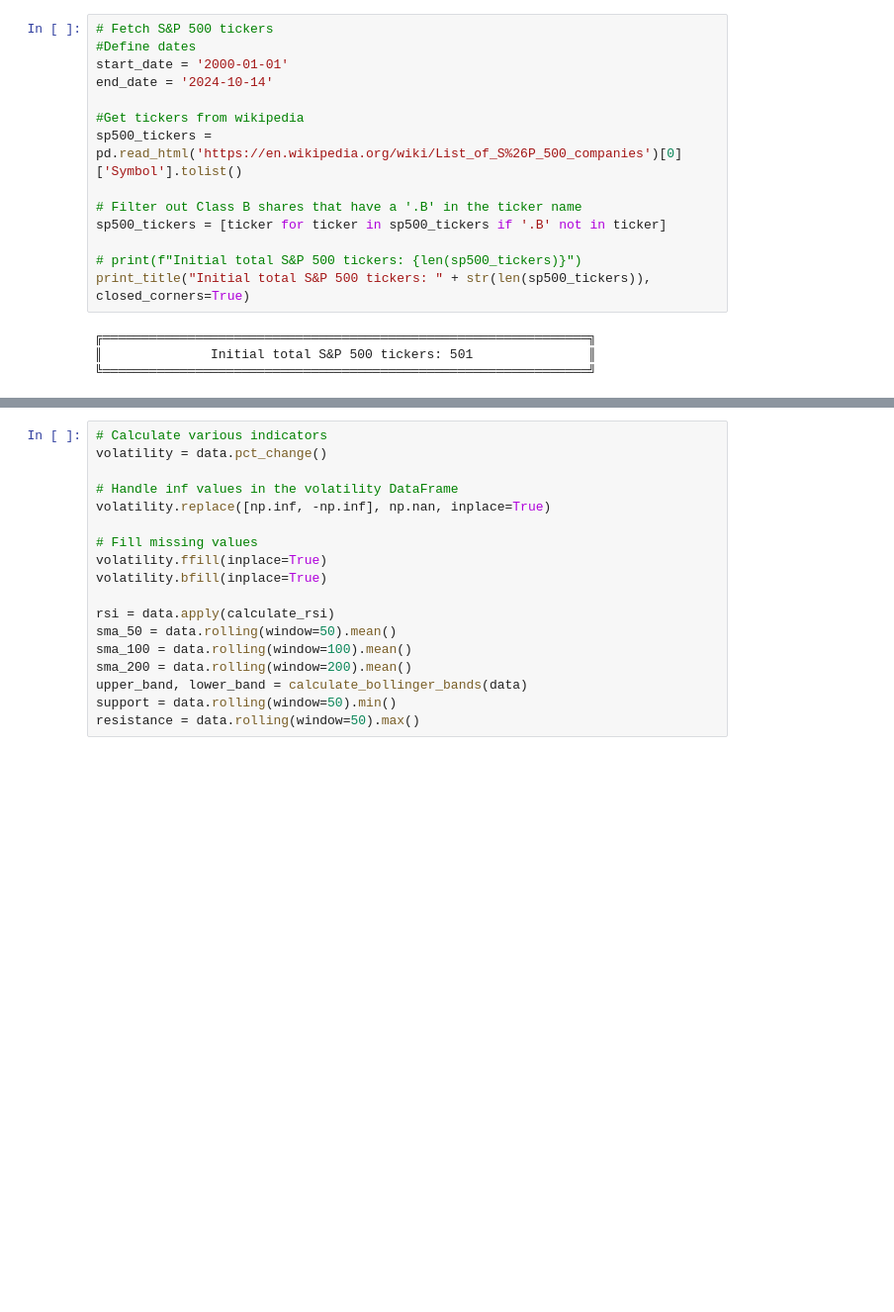
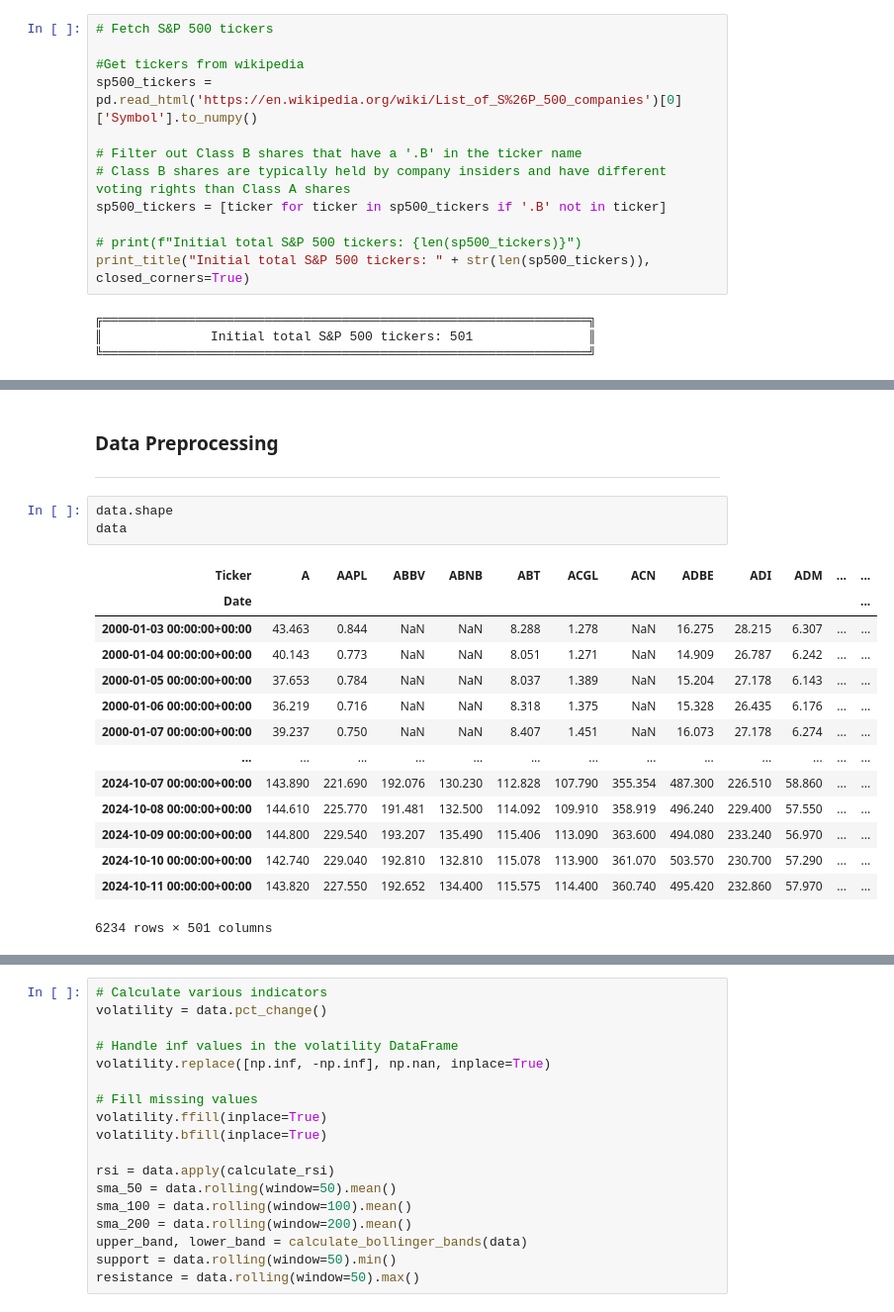
Before and after one commit to Corey-Holton/Group_project_2, a Jupyter notebook: notebooks/christian_exploration/stock_analysis.ipynb, the cells around one changed output, grey strips where cells are left out. Shown at 99% size. Saved outputs shown, nothing was run; the diff lists cells and outputs as text; blank space fills up the shorter version.

Commit message:
Breaking down and organizing data analysis for stock data

```diff
--- a/notebooks/christian_exploration/stock_analysis.ipynb
+++ b/notebooks/christian_exploration/stock_analysis.ipynb
@@ -37,13 +43,11 @@ pd.set_option('display.float_format', lambda x: '%.3f' % x) # Suppress scientifi
 # %%
 # Fetch S&P 500 tickers
-#Define dates
-start_date = '2000-01-01'
-end_date = '2024-10-14'
 
 #Get tickers from wikipedia
-sp500_tickers = pd.read_html('https://en.wikipedia.org/wiki/List_of_S%26P_500_companies')[0]['Symbol'].tolist()
+sp500_tickers = pd.read_html('https://en.wikipedia.org/wiki/List_of_S%26P_500_companies')[0]['Symbol'].to_numpy()
 
 # Filter out Class B shares that have a '.B' in the ticker name
+# Class B shares are typically held by company insiders and have different voting rights than Class A shares
 sp500_tickers = [ticker for ticker in sp500_tickers if '.B' not in ticker]
 
 # print(f"Initial total S&P 500 tickers: {len(sp500_tickers)}")
@@ -55,2 +68,23 @@ print_title("Initial total S&P 500 tickers: " + str(len(sp500_tickers)), closed_
+# %% [markdown]
+### Data Preprocessing
+___
+# %%
+data.shape
+data
+# %% [output]
+| Ticker | A | AAPL | ABBV | ABNB | ABT | ACGL | ACN | ADBE | ADI | ADM | ... | ... |
+| Date |  |  |  |  |  |  |  |  |  |  |  | ... |
+| 2000-01-03 00:00:00+00:00 | 43.463 | 0.844 | NaN | NaN | 8.288 | 1.278 | NaN | 16.275 | 28.215 | 6.307 | ... | ... |
+| 2000-01-04 00:00:00+00:00 | 40.143 | 0.773 | NaN | NaN | 8.051 | 1.271 | NaN | 14.909 | 26.787 | 6.242 | ... | ... |
+| 2000-01-05 00:00:00+00:00 | 37.653 | 0.784 | NaN | NaN | 8.037 | 1.389 | NaN | 15.204 | 27.178 | 6.143 | ... | ... |
+| 2000-01-06 00:00:00+00:00 | 36.219 | 0.716 | NaN | NaN | 8.318 | 1.375 | NaN | 15.328 | 26.435 | 6.176 | ... | ... |
+| 2000-01-07 00:00:00+00:00 | 39.237 | 0.750 | NaN | NaN | 8.407 | 1.451 | NaN | 16.073 | 27.178 | 6.274 | ... | ... |
+| ... | ... | ... | ... | ... | ... | ... | ... | ... | ... | ... | ... | ... |
+| 2024-10-07 00:00:00+00:00 | 143.890 | 221.690 | 192.076 | 130.230 | 112.828 | 107.790 | 355.354 | 487.300 | 226.510 | 58.860 | ... | ... |
+| 2024-10-08 00:00:00+00:00 | 144.610 | 225.770 | 191.481 | 132.500 | 114.092 | 109.910 | 358.919 | 496.240 | 229.400 | 57.550 | ... | ... |
+| 2024-10-09 00:00:00+00:00 | 144.800 | 229.540 | 193.207 | 135.490 | 115.406 | 113.090 | 363.600 | 494.080 | 233.240 | 56.970 | ... | ... |
+| 2024-10-10 00:00:00+00:00 | 142.740 | 229.040 | 192.810 | 132.810 | 115.078 | 113.900 | 361.070 | 503.570 | 230.700 | 57.290 | ... | ... |
+| 2024-10-11 00:00:00+00:00 | 143.820 | 227.550 | 192.652 | 134.400 | 115.575 | 114.400 | 360.740 | 495.420 | 232.860 | 57.970 | ... | ... |
+6234 rows × 501 columns
 # %%
 # Download historical prices
```
Also changed, not shown: parts of 11 cells of this notebook, 6 other files.
